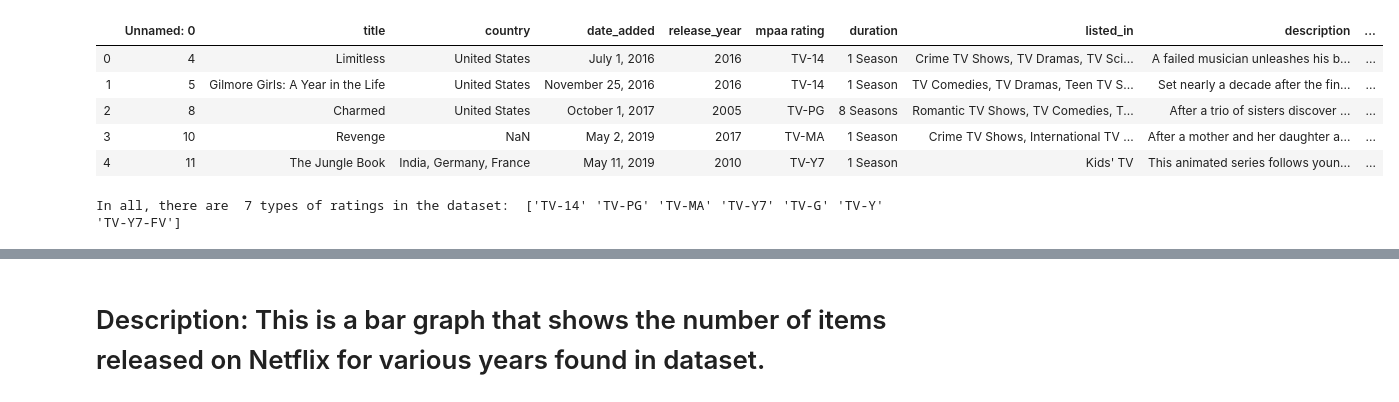
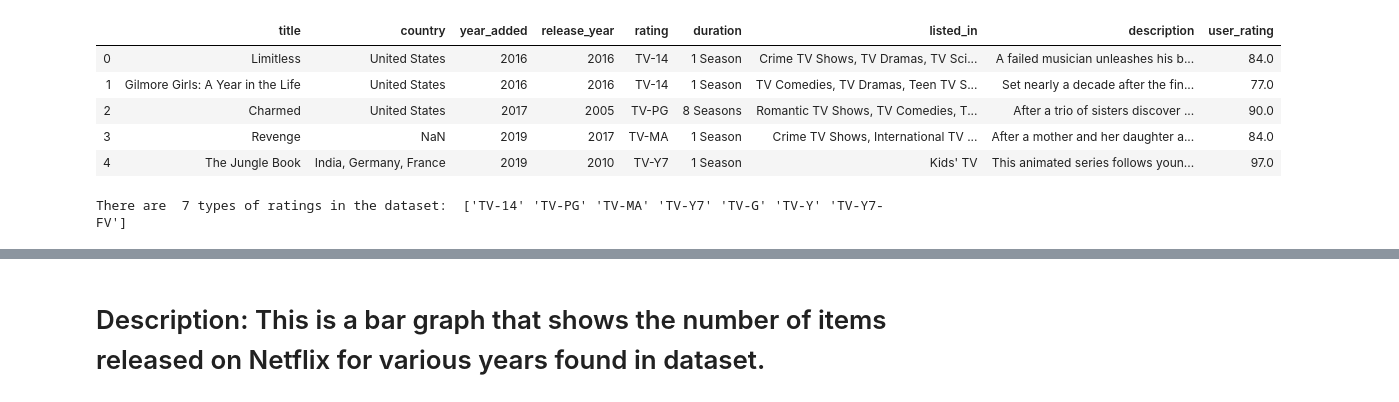
Before and after one commit to AmeerYHassan/Video-Streaming-Analysis, a Jupyter notebook: Graphs/Vaish_code.ipynb, the cells around one changed output, grey strips where cells are left out. Saved outputs shown, nothing was run; the diff lists cells and outputs as text; code cells hidden in the pictures.

```diff
--- a/Graphs/Vaish_code.ipynb
+++ b/Graphs/Vaish_code.ipynb
@@ -7,16 +7,18 @@ import pandas as pd
 import matplotlib.pyplot as plt
 sns.set(font_scale=2)
 # %%
-df = pd.read_csv('finalData.csv')#, encoding='cp437')
+df = pd.read_csv('final_dataset.csv')#, encoding='cp437')
+df = df.drop(['Unnamed: 0'], axis=1)
+#df[['month_added','year_added']] = df.date_added.str.split(",",expand=True,)
 df.head()
 # %% [output]
-|  | Unnamed: 0 | title | country | date_added | release_year | mpaa rating | duration | listed_in | description | ... |
-| 0 | 4 | Limitless | United States | July 1, 2016 | 2016 | TV-14 | 1 Season | Crime TV Shows, TV Dramas, TV Sci... | A failed musician unleashes his b... | ... |
-| 1 | 5 | Gilmore Girls: A Year in the Life | United States | November 25, 2016 | 2016 | TV-14 | 1 Season | TV Comedies, TV Dramas, Teen TV S... | Set nearly a decade after the fin... | ... |
-| 2 | 8 | Charmed | United States | October 1, 2017 | 2005 | TV-PG | 8 Seasons | Romantic TV Shows, TV Comedies, T... | After a trio of sisters discover ... | ... |
-| 3 | 10 | Revenge | NaN | May 2, 2019 | 2017 | TV-MA | 1 Season | Crime TV Shows, International TV ... | After a mother and her daughter a... | ... |
-| 4 | 11 | The Jungle Book | India, Germany, France | May 11, 2019 | 2010 | TV-Y7 | 1 Season | Kids' TV | This animated series follows youn... | ... |
+|  | title | country | year_added | release_year | rating | duration | listed_in | description | user_rating |
+| 0 | Limitless | United States | 2016 | 2016 | TV-14 | 1 Season | Crime TV Shows, TV Dramas, TV Sci... | A failed musician unleashes his b... | 84.0 |
+| 1 | Gilmore Girls: A Year in the Life | United States | 2016 | 2016 | TV-14 | 1 Season | TV Comedies, TV Dramas, Teen TV S... | Set nearly a decade after the fin... | 77.0 |
+| 2 | Charmed | United States | 2017 | 2005 | TV-PG | 8 Seasons | Romantic TV Shows, TV Comedies, T... | After a trio of sisters discover ... | 90.0 |
+| 3 | Revenge | NaN | 2019 | 2017 | TV-MA | 1 Season | Crime TV Shows, International TV ... | After a mother and her daughter a... | 84.0 |
+| 4 | The Jungle Book | India, Germany, France | 2019 | 2010 | TV-Y7 | 1 Season | Kids' TV | This animated series follows youn... | 97.0 |
 # %%
 print('There are ',df['rating'].nunique(),'types of ratings in the dataset: ',df['rating'].unique())
 # %% [output]
-In all, there are  7 types of ratings in the dataset:  ['TV-14' 'TV-PG' 'TV-MA' 'TV-Y7' 'TV-G' 'TV-Y' 'TV-Y7-FV']
+There are  7 types of ratings in the dataset:  ['TV-14' 'TV-PG' 'TV-MA' 'TV-Y7' 'TV-G' 'TV-Y' 'TV-Y7-FV']
```
Also changed, not shown: parts of 13 cells of this notebook.
